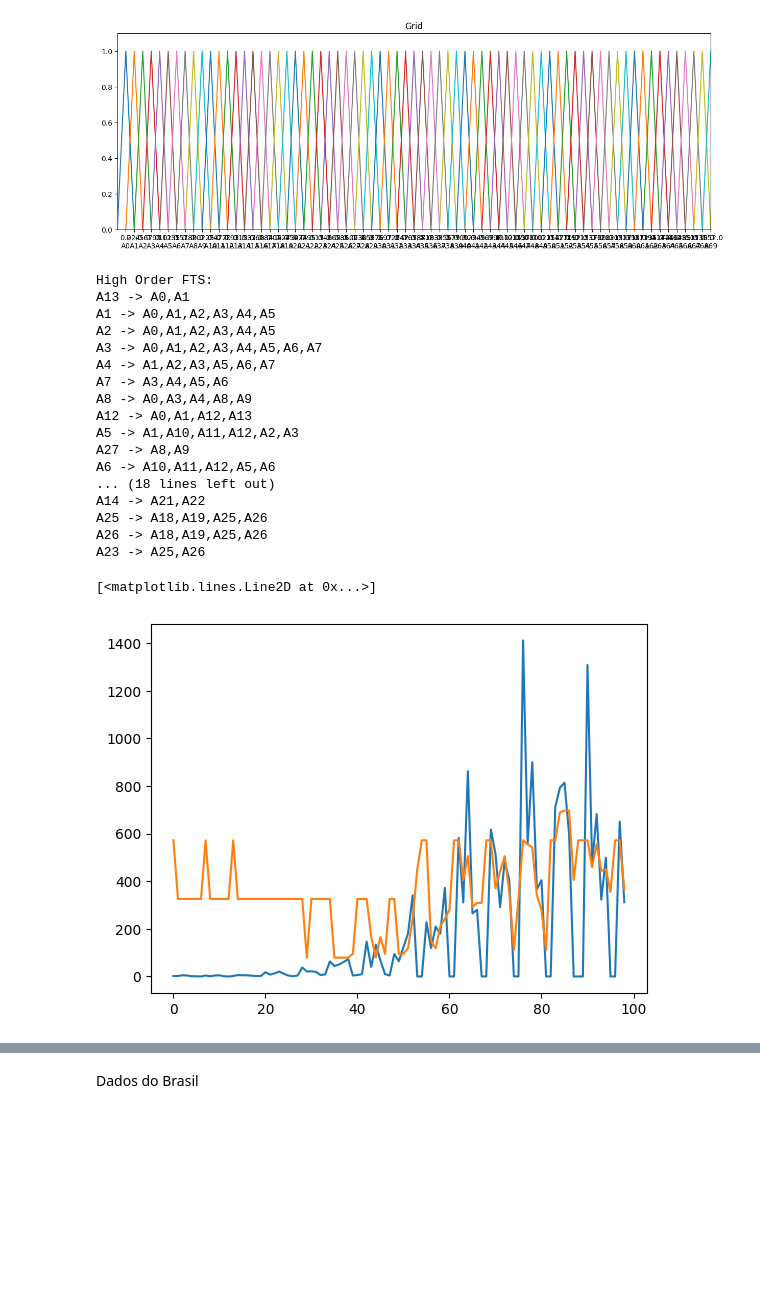
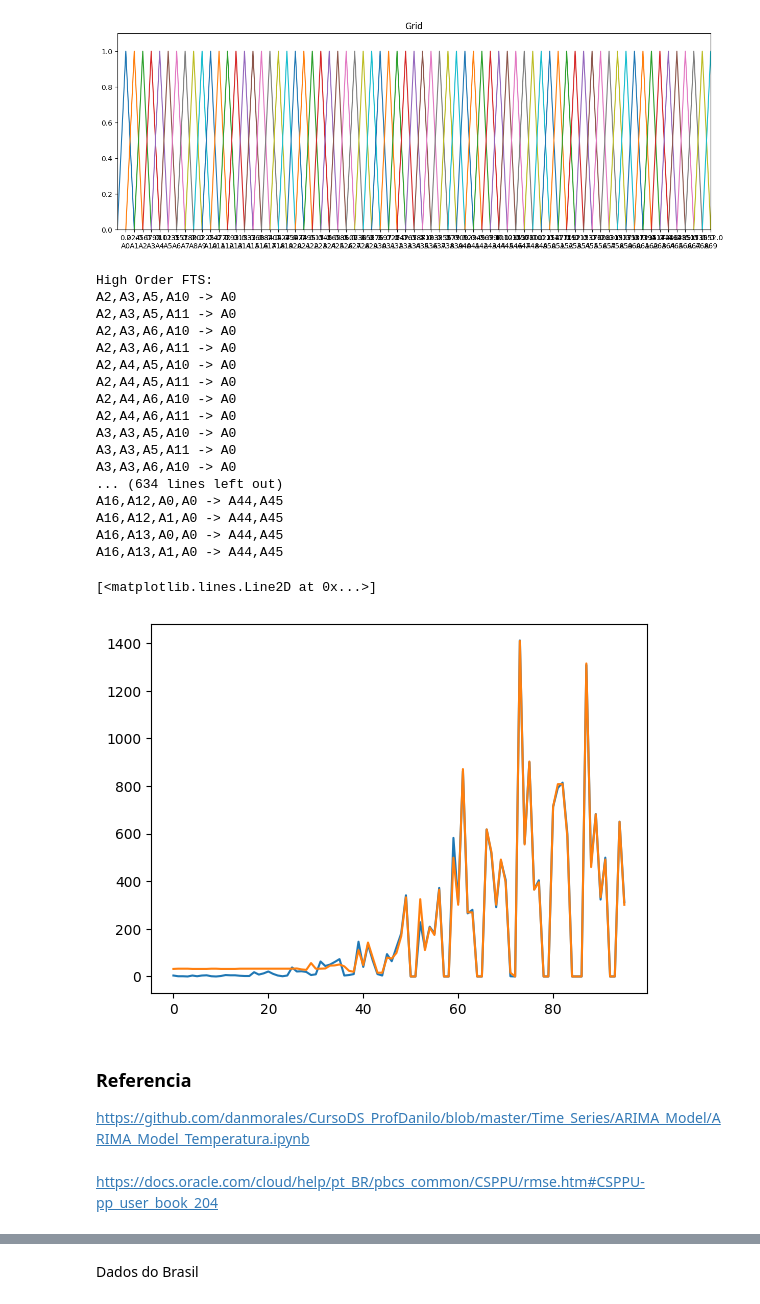
Before and after one commit to priscilaxrc/TCCUSPMonkeyPox, a Jupyter notebook: USP_20_08.ipynb, the cells around one changed output, grey strips where cells are left out. Drawn from its saved outputs; the diff is of its cells as text; code cells hidden in the pictures; blank space fills up the shorter version.

```diff
--- a/USP_20_08.ipynb
+++ b/USP_20_08.ipynb
@@ -601,49 +598,61 @@ from pyFTS.models import hofts
 from pyFTS.common import Util as cUtil
 
 #train = Enrollments.get_data()
 train = data1.values
 #test = Enrollments.get_data()
 test = data1.values
 
-ordem = 1
+ordem = 4
 particao = 50
 
 #Universe of Discourse Partitioner
 partitioner = Grid.GridPartitioner(data=train,npart=particao)
 
 # Create an empty model using the hofts method
 model = hofts.HighOrderFTS(partitioner=partitioner,order=ordem)
 
 # The training procedure is performed by the method fit
 model.fit(train)
 
 #Print the model rules
 print(model)
 
 # The forecasting procedure is performed by the method predict
 forecasts = model.predict(test)
 
+#calculo maximo minimo e diferenca para utilizar calculo de erro percentual
+#calculo de erro percentual
+maxvalue = max(test)
+minValue = min(test)
+diffRange = maxvalue - minValue
+
 #Plot
 plt.plot(test[ordem:])
 plt.plot(forecasts)
 # %% [output]
 High Order FTS:
-A13 -> A0,A1
-A1 -> A0,A1,A2,A3,A4,A5
-A2 -> A0,A1,A2,A3,A4,A5
-A3 -> A0,A1,A2,A3,A4,A5,A6,A7
-A4 -> A1,A2,A3,A5,A6,A7
-A7 -> A3,A4,A5,A6
-A8 -> A0,A3,A4,A8,A9
-A12 -> A0,A1,A12,A13
-A5 -> A1,A10,A11,A12,A2,A3
-A27 -> A8,A9
-A6 -> A10,A11,A12,A5,A6
-... (18 lines left out)
-A14 -> A21,A22
-A25 -> A18,A19,A25,A26
-A26 -> A18,A19,A25,A26
-A23 -> A25,A26
+A2,A3,A5,A10 -> A0
+A2,A3,A5,A11 -> A0
+A2,A3,A6,A10 -> A0
+A2,A3,A6,A11 -> A0
+A2,A4,A5,A10 -> A0
+A2,A4,A5,A11 -> A0
+A2,A4,A6,A10 -> A0
+A2,A4,A6,A11 -> A0
+A3,A3,A5,A10 -> A0
+A3,A3,A5,A11 -> A0
+A3,A3,A6,A10 -> A0
+... (634 lines left out)
+A16,A12,A0,A0 -> A44,A45
+A16,A12,A1,A0 -> A44,A45
+A16,A13,A0,A0 -> A44,A45
+A16,A13,A1,A0 -> A44,A45
 [<matplotlib.lines.Line2D at 0x...>]
-[figure, old version]
+[figure, new version]
+# %% [markdown]
+### Referencia
+
+https://github.com/danmorales/CursoDS_ProfDanilo/blob/master/Time_Series/ARIMA_Model/ARIMA_Model_Temperatura.ipynb
+# %% [markdown]
+https://docs.oracle.com/cloud/help/pt_BR/pbcs_common/CSPPU/rmse.htm#CSPPU-pp_user_book_204
 # %%
```
Also changed, not shown: parts of 11 cells of this notebook.
